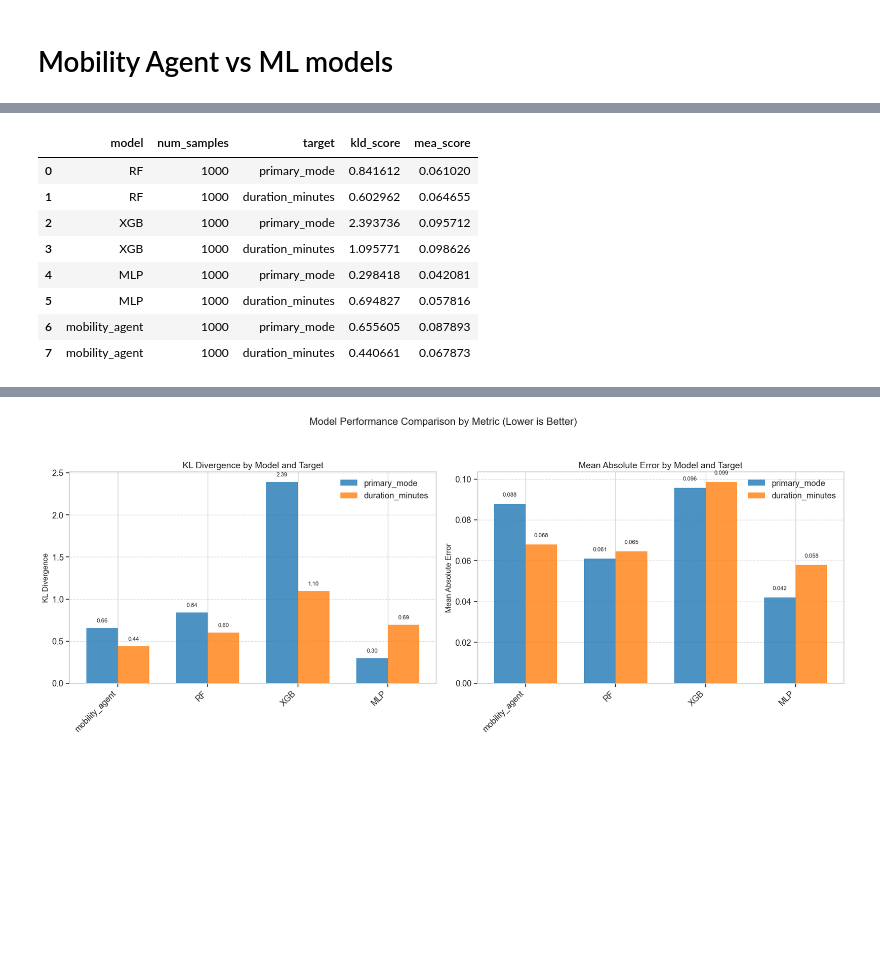
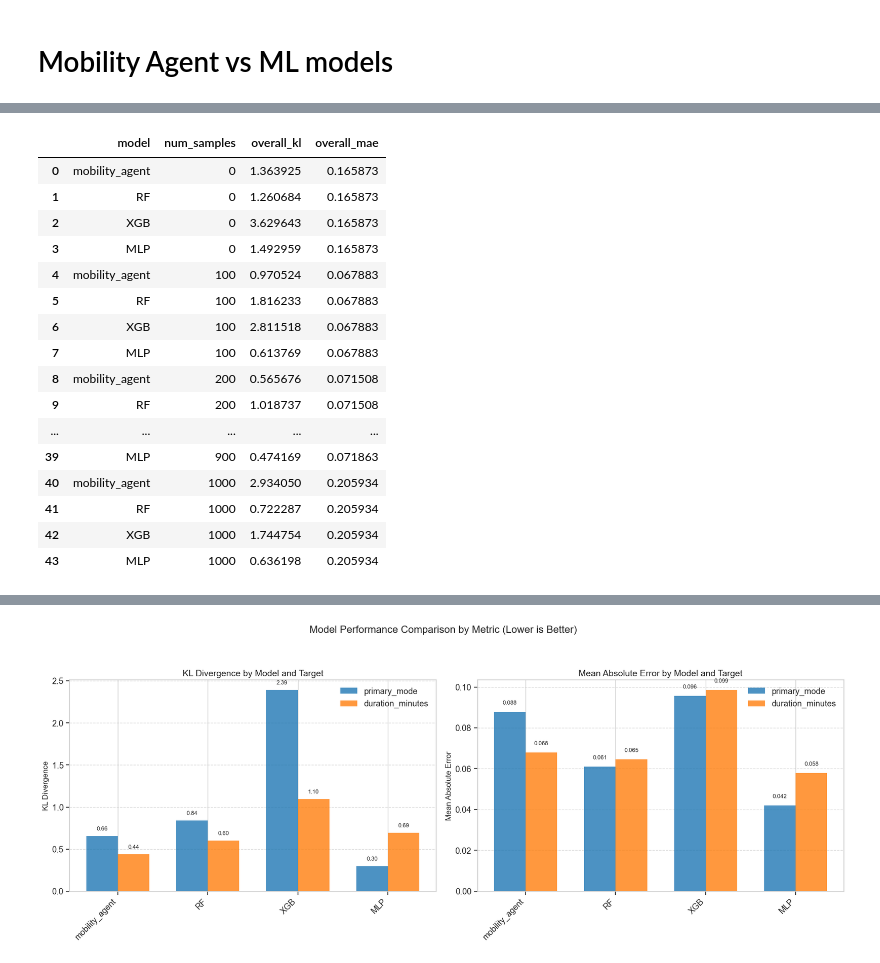
Before and after one commit to kekehurry/mobility_agent, a Jupyter notebook: exp1_step2_analysis.ipynb, the cells around one changed output, grey strips where cells are left out. Saved outputs shown, nothing was run; the diff lists cells and outputs as text; code cells hidden in the pictures; blank space fills up the shorter version.

```diff
--- a/exp1_step2_analysis.ipynb
+++ b/exp1_step2_analysis.ipynb
@@ -144,13 +182,49 @@ Overall mean absolute error: 0.0499
-# %%
-eval_df = pd.DataFrame(eval_list)
-eval_df
-# %% [output]
-|  | model | num_samples | target | kld_score | mea_score |
-| 0 | RF | 1000 | primary_mode | 0.841612 | 0.061020 |
-| 1 | RF | 1000 | duration_minutes | 0.602962 | 0.064655 |
-| 2 | XGB | 1000 | primary_mode | 2.393736 | 0.095712 |
-| 3 | XGB | 1000 | duration_minutes | 1.095771 | 0.098626 |
-| 4 | MLP | 1000 | primary_mode | 0.298418 | 0.042081 |
-| 5 | MLP | 1000 | duration_minutes | 0.694827 | 0.057816 |
-| 6 | mobility_agent | 1000 | primary_mode | 0.655605 | 0.087893 |
-| 7 | mobility_agent | 1000 | duration_minutes | 0.440661 | 0.067873 |
+# %%
+import pandas as pd
+from baseline.eval import cal_group_kl_divergence
+from baseline.random_forest import RandomForest
+from baseline.xgboost import XGBoost
+from baseline.multilayer_perceptron import MultilayerPerceptron
+from baseline.eval import cal_group_kl_divergence
+
+import random
+import numpy as np
+import pandas as pd
+import os
+# 设置全局随机种子
+seed = 42
+random.seed(seed)
+np.random.seed(seed)
+os.environ['PYTHONHASHSEED'] = str(seed)  # 确保哈希随机性也被控制
+
+train_file = "data/reference/replica-cambridge_trips.csv"
+eval_file = 'data/eval/replica-cambridge_trips_eval.csv'
+
+eval_list = []
+for i in range(11):
+    num_samples = i*100
+    result_file = f"models/mobility_agent/mobility_agent_{num_samples}.csv"
+    result_df = pd.read_csv(result_file)
+    kl_df, overall_kl,overall_mae = cal_group_kl_divergence(result_df=result_df)
+    eval_list.append({
+        "model":"mobility_agent",
+        "num_samples":num_samples,
+        "overall_kl":overall_kl,
+        "overall_mae":overall_mae
+    })
+    if i>0 :
+        ML_models = {
+            "RF": RandomForest(train_file=train_file,eval_file=eval_file,sample_num=num_samples,seed=seed),
+            "XGB": XGBoost(train_file=train_file,eval_file=eval_file,sample_num=num_samples,seed=seed),
+            "MLP": MultilayerPerceptron(train_file=train_file,eval_file=eval_file,sample_num=num_samples,seed=seed)
+        }
+        for key,model in ML_models.items():
+            model.train()
+            kl_df,overall_kl,overall_mae = model.evaluate()
+            eval_list.append({
+            "model":key,
+            "num_samples":num_samples,
+            "overall_kl":overall_kl,
+            "overall_mae":overall_mae
+            })
+# %% [output]
@@ -156,0 +248,17 @@ eval_df
+|  | model | num_samples | overall_kl | overall_mae |
+| 0 | mobility_agent | 0 | 1.363925 | 0.165873 |
+| 1 | RF | 0 | 1.260684 | 0.165873 |
+| 2 | XGB | 0 | 3.629643 | 0.165873 |
+| 3 | MLP | 0 | 1.492959 | 0.165873 |
+| 4 | mobility_agent | 100 | 0.970524 | 0.067883 |
+| 5 | RF | 100 | 1.816233 | 0.067883 |
+| 6 | XGB | 100 | 2.811518 | 0.067883 |
+| 7 | MLP | 100 | 0.613769 | 0.067883 |
+| 8 | mobility_agent | 200 | 0.565676 | 0.071508 |
+| 9 | RF | 200 | 1.018737 | 0.071508 |
+| ... | ... | ... | ... | ... |
+| 39 | MLP | 900 | 0.474169 | 0.071863 |
+| 40 | mobility_agent | 1000 | 2.934050 | 0.205934 |
+| 41 | RF | 1000 | 0.722287 | 0.205934 |
+| 42 | XGB | 1000 | 1.744754 | 0.205934 |
+| 43 | MLP | 1000 | 0.636198 | 0.205934 |
```
Also changed, not shown: parts of 5 cells of this notebook, 37 other files.
